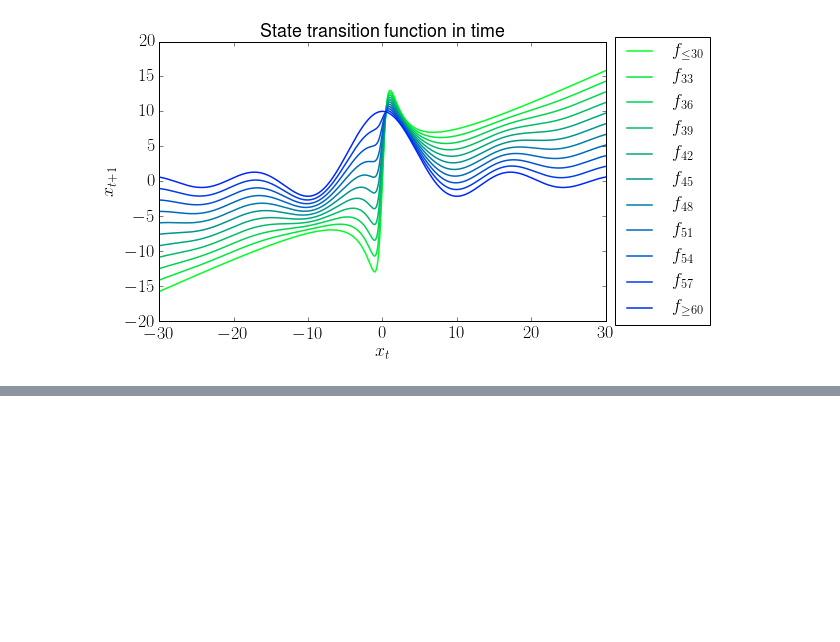
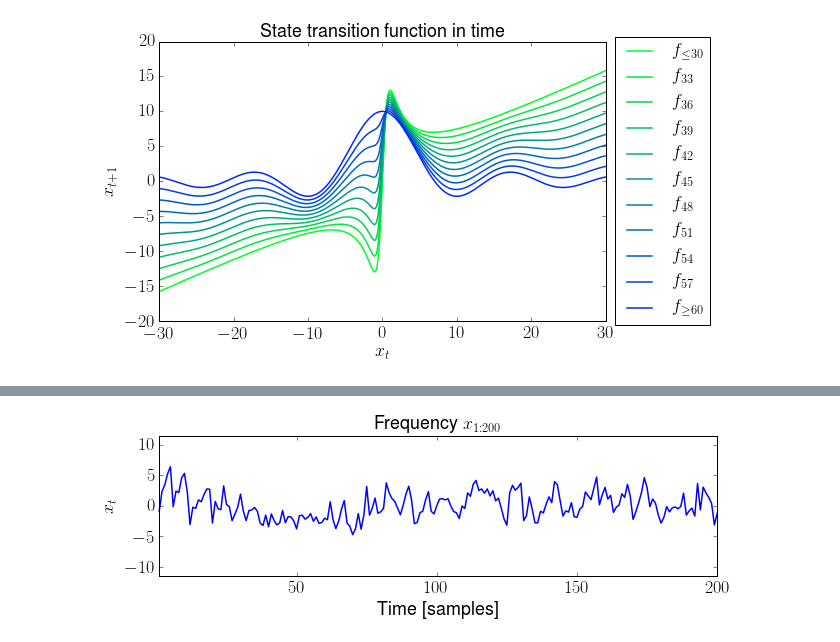
Before and after one commit to afalchetti/pykssm, a Jupyter notebook: demo/Kernel State-Space Modelling.ipynb, the cells around one changed output, grey strips where cells are left out. Drawn from its saved outputs; the diff is of its cells as text; code cells hidden in the pictures; blank space fills up the shorter version.

```diff
--- a/demo/Kernel State-Space Modelling.ipynb
+++ b/demo/Kernel State-Space Modelling.ipynb
@@ -342,0 +463,28 @@ mtp.show()
+# %%
+# UK national grid frequency data
+frequency = np.load("frequency.npy")
+frequency = 50 * (frequency - 50)
+delays    = 1
+
+sigmaxf0 = 0.25
+sigmaxf  = 0.25
+sigmayf  = 0.25
+
+xf = frequency[:200]
+yf = np.array([x + sigmayf * np.random.randn() for x in xf])
+
+sizefq = len(xf)
+
+# Plot of the input data
+mtp.figure(figsize=(10, 2.5))
+mtp.plot(list(range(1, sizefq + 1)), xf, "-", markerfacecolor="none", markeredgecolor="b", clip_on=False)
+mtp.title("Frequency $x_{1:" + str(sizefq) + "}$")
+mtp.xlabel("Time [samples]")
+mtp.ylabel("$x_t$")
+
+xrange = np.max(frequency) - np.min(frequency)
+mtp.axis([1, sizefq, np.min(frequency) - 0.2 * xrange, np.max(frequency) + 0.2 * xrange])
+
+mtp.show()
+# %% [output]
+[figure, added]
```
Also changed, not shown: parts of 17 cells of this notebook, 7 other files.
